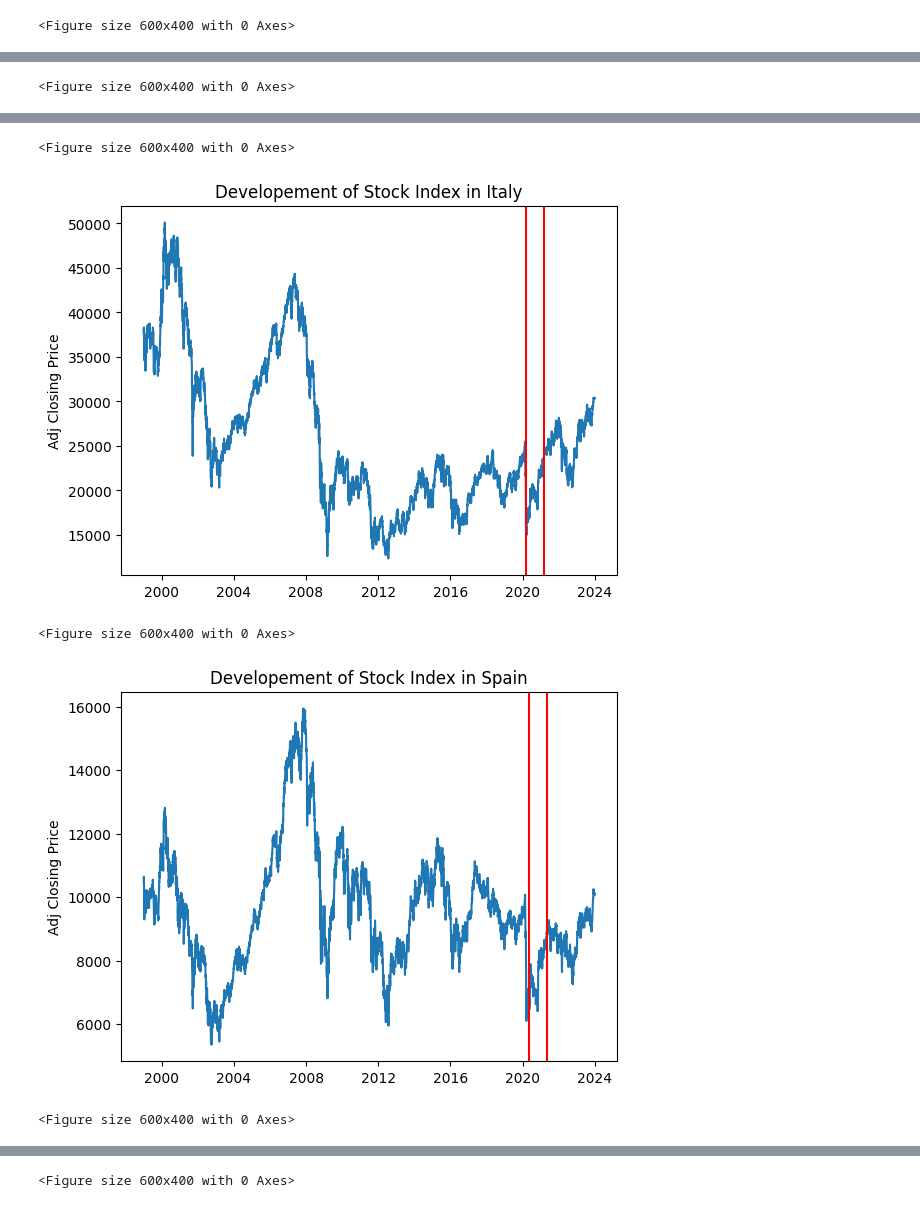
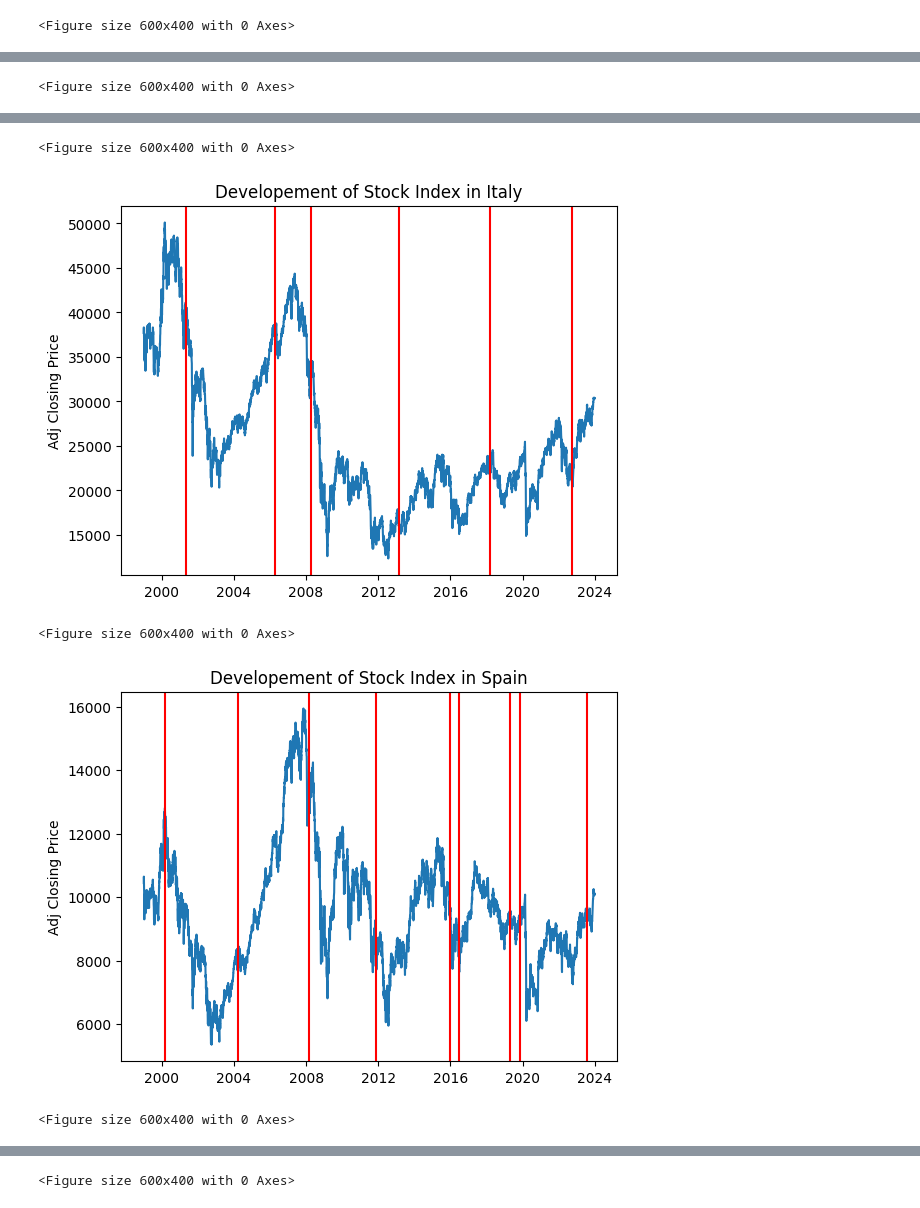
Before and after one commit to RafaelMeiri/Elections_Project, a Jupyter notebook: Introduction_V2.ipynb, the cells around one changed output, grey strips where cells are left out. Saved outputs shown, nothing was run; the diff lists cells and outputs as text; code cells hidden in the pictures.

Commit message:
Red lines now automatic from election data

```diff
--- a/Introduction_V2.ipynb
+++ b/Introduction_V2.ipynb
@@ -128,13 +128,7 @@ In the following pictures one can see the developement of the biggest stock indi
 # %%
-# TODO
 grouped_data = stock_data.groupby('Country')
-specific_dates = {
-    'UK': ['2020-01-01', '2021-01-01'],
-    'Germany': ['2020-02-01', '2021-02-01'],
-    'Italy': ['2020-03-01', '2021-03-01'],
-    'France': ['2020-04-01', '2021-04-01'],
-    'Spain': ['2020-05-01', '2021-05-01']
-}
+specific_dates = elec_data.groupby('Country')['Date'].unique().apply(list).to_dict()
+
 # plot line charts of the stock markets for each country
 for country, country_data in grouped_data:
     plt.plot(country_data['Date'], country_data['Adj Close'])
@@ -152,5 +146,5 @@ for country, country_data in grouped_data:
 <Figure size 600x400 with 0 Axes>
-[figure, old version]
+[figure, new version]
 <Figure size 600x400 with 0 Axes>
-[figure, old version]
+[figure, new version]
 <Figure size 600x400 with 0 Axes>
```
Also changed, not shown: parts of 2 cells of this notebook.
